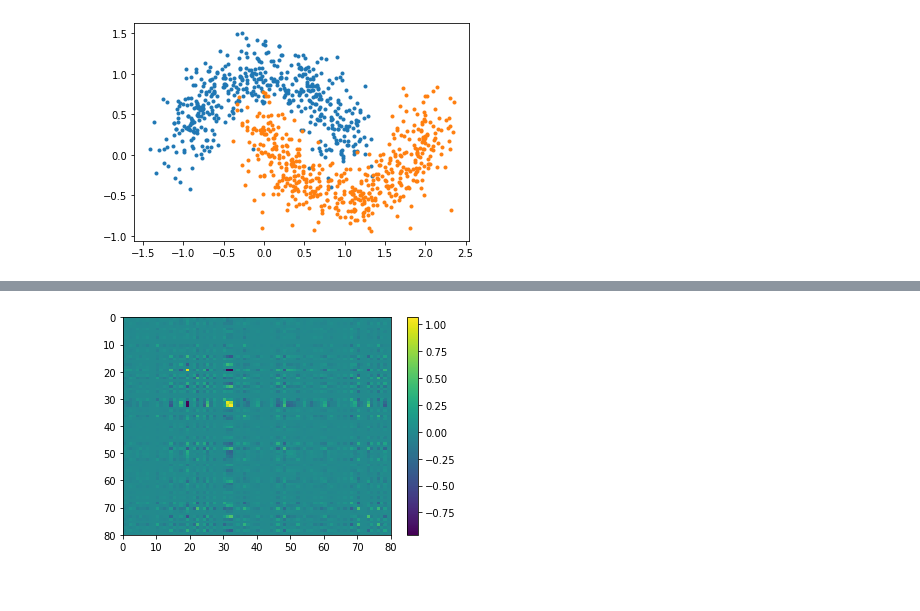
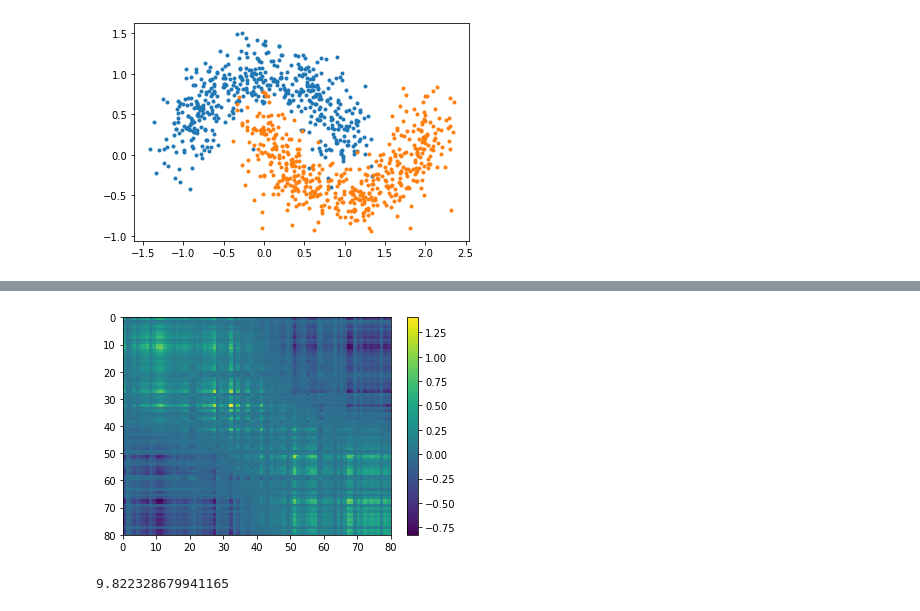
Before and after one commit to zsiga007/Summer-2022, a Jupyter notebook: dimension analysis/rank_during_sgd.ipynb, the cells around one changed output, grey strips where cells are left out. Drawn from its saved outputs; the diff is of its cells as text; code cells hidden in the pictures.

```diff
--- a/dimension analysis/rank_during_sgd.ipynb
+++ b/dimension analysis/rank_during_sgd.ipynb
@@ -117,7 +123,19 @@ for epoch in trange(epochs):
+# %%
+C = C_matrices[0].numpy()
+A = (C>0.0)*1.0
+from scipy.linalg import eigh
+U, V = eigh(np.diag(A.sum(1)) - A)
+v = V[:,1]
+indices = np.argsort(v)
+plt.pcolor(C[indices, :][:, indices])
+plt.colorbar()
+plt.gca().invert_yaxis()
+# %% [output]
+[figure, added]
 # %%
 U[1]
 # %% [output]
-[figure, removed]
+9.822328679941165
 # %%
 diag_means = [c.diag().mean().numpy() for c in C_matrices]
 plt.plot(diag_means)
```
Also changed, not shown: parts of 5 cells of this notebook.
